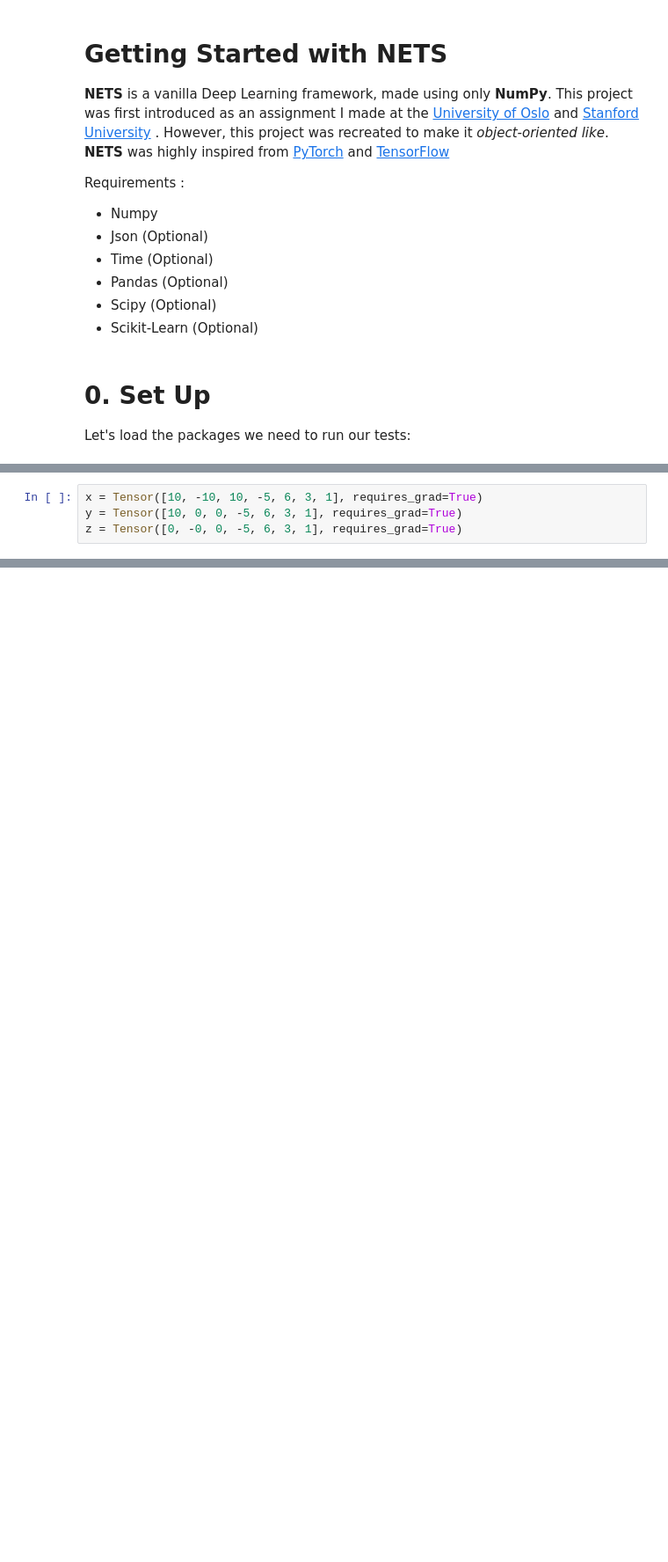
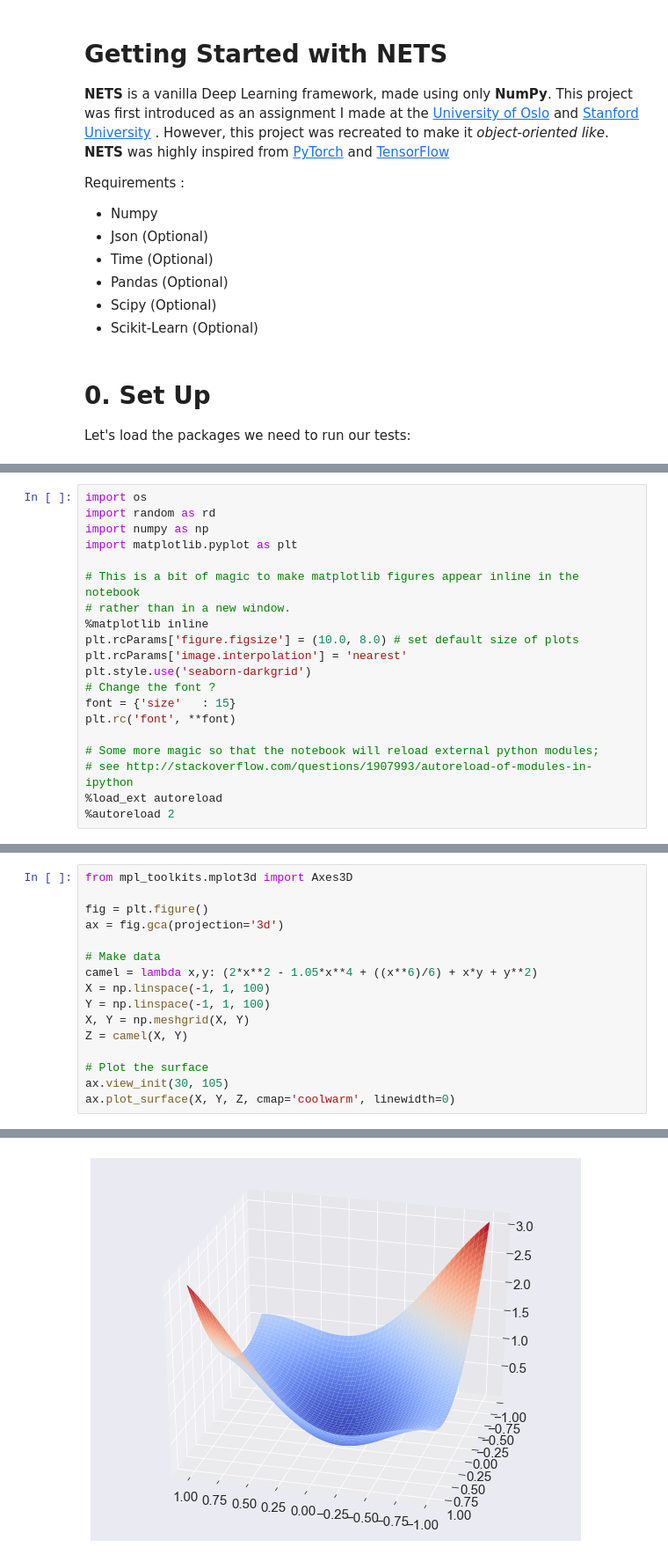
Before and after one commit to arthurdjn/nets, a Jupyter notebook: Getting Started with NETS.ipynb, the cells around one changed output, grey strips where cells are left out. Shown at 88% size. Drawn from its saved outputs; the diff is of its cells as text; blank space fills up the shorter version.

Commit message:
notebook + autograd

```diff
--- a/Getting Started with NETS.ipynb
+++ b/Getting Started with NETS.ipynb
@@ -166,4 +21,0 @@ for i in range(5000):
-# %%
-x = Tensor([10, -10, 10, -5, 6, 3, 1], requires_grad=True)
-y = Tensor([10, 0, 0, -5, 6, 3, 1], requires_grad=True)
-z = Tensor([0, -0, 0, -5, 6, 3, 1], requires_grad=True)
@@ -234,0 +22,20 @@ t3.depends_on
+# %%
+import os
+import random as rd
+import numpy as np
+import matplotlib.pyplot as plt
+
+# This is a bit of magic to make matplotlib figures appear inline in the notebook
+# rather than in a new window.
+%matplotlib inline
+plt.rcParams['figure.figsize'] = (10.0, 8.0) # set default size of plots
+plt.rcParams['image.interpolation'] = 'nearest'
+plt.style.use('seaborn-darkgrid')
+# Change the font ?
+font = {'size'   : 15}
+plt.rc('font', **font)
+
+# Some more magic so that the notebook will reload external python modules;
+# see http://stackoverflow.com/questions/1907993/autoreload-of-modules-in-ipython
+%load_ext autoreload
+%autoreload 2
@@ -234,0 +187,17 @@ t3.depends_on
+# %%
+from mpl_toolkits.mplot3d import Axes3D
+
+fig = plt.figure()
+ax = fig.gca(projection='3d')
+
+# Make data
+camel = lambda x,y: (2*x**2 - 1.05*x**4 + ((x**6)/6) + x*y + y**2)
+X = np.linspace(-1, 1, 100)
+Y = np.linspace(-1, 1, 100)
+X, Y = np.meshgrid(X, Y)
+Z = camel(X, Y)
+
+# Plot the surface
+ax.view_init(30, 105)
+ax.plot_surface(X, Y, Z, cmap='coolwarm', linewidth=0)
+# %% [output]
@@ -234,0 +205 @@ t3.depends_on
+[figure, added]
```
Also changed, not shown: parts of 67 cells of this notebook, 24 other files.
